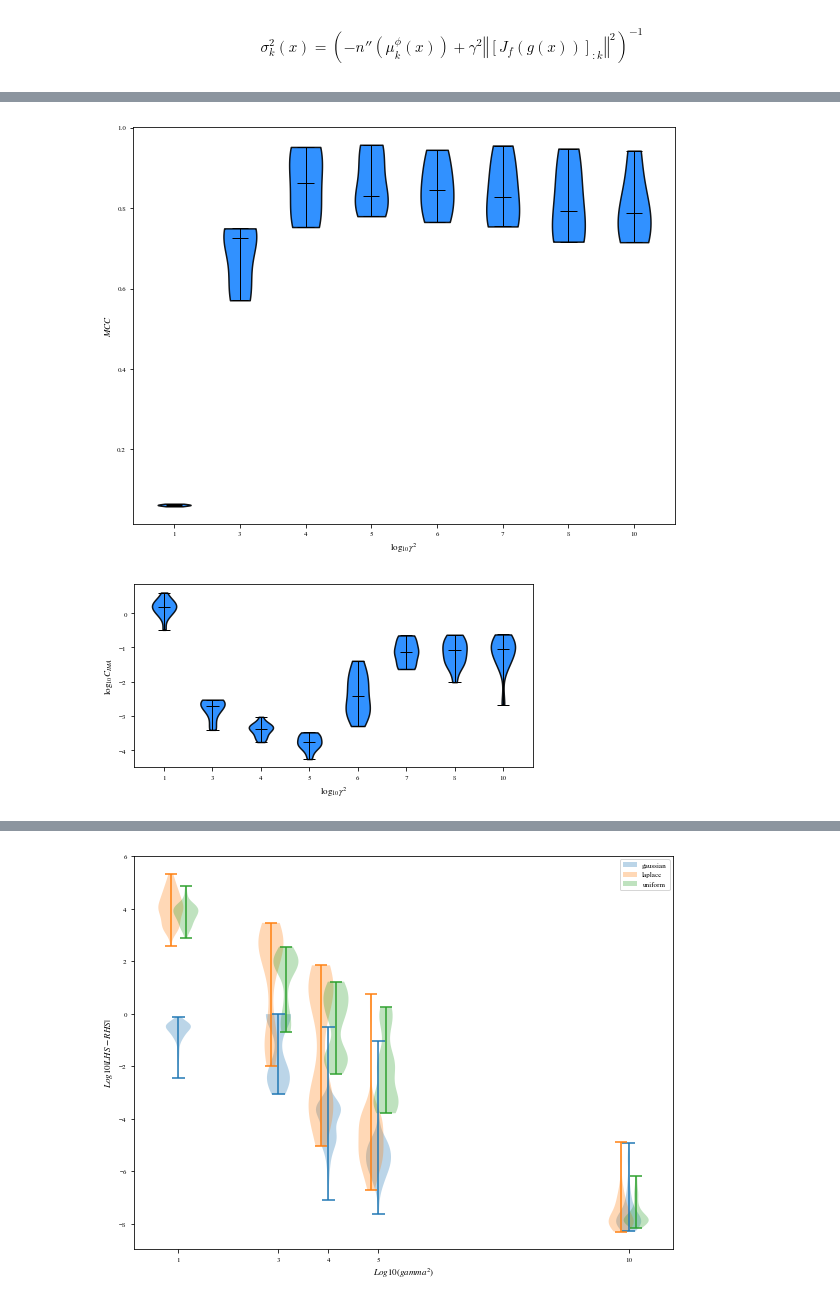
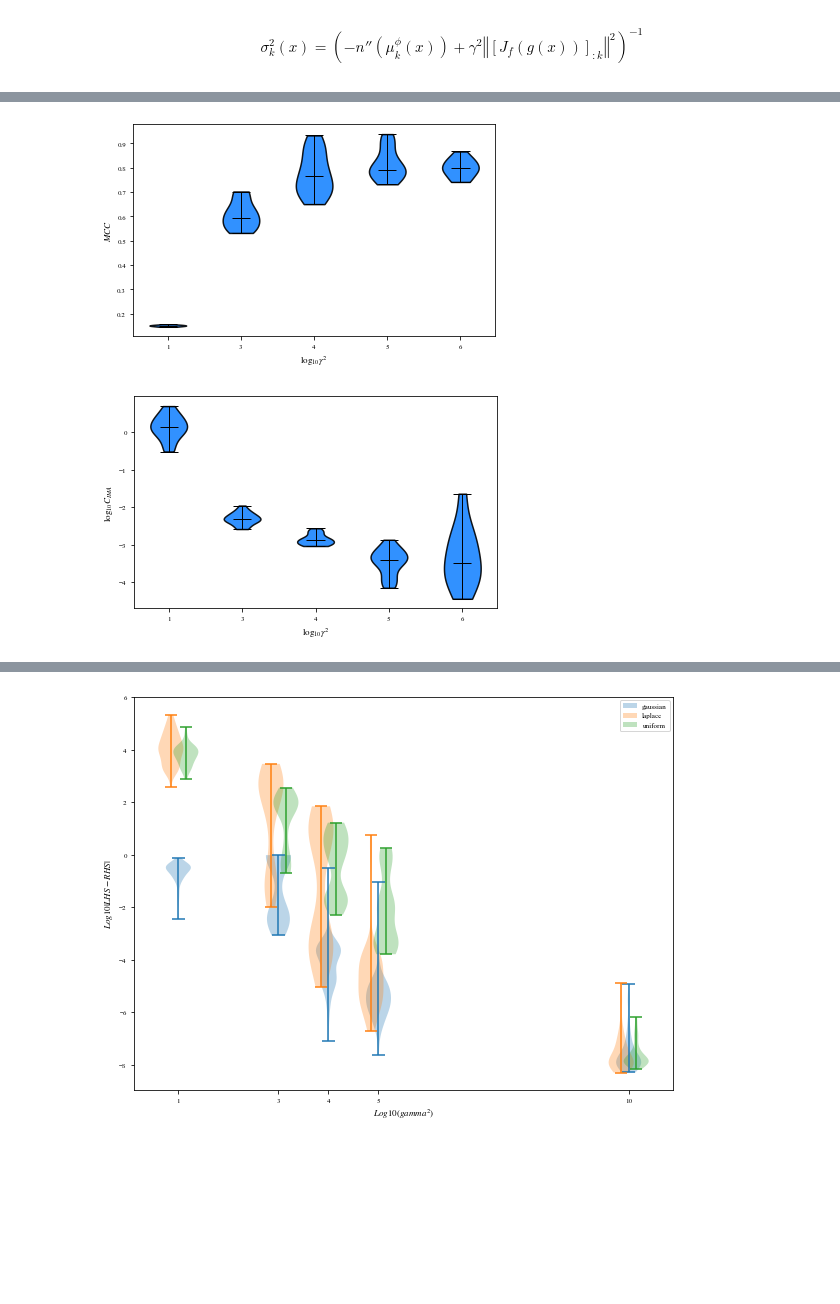
Before and after one commit to rpatrik96/ima-vae, a Jupyter notebook: notebooks/synth_plots.ipynb, the cells around one changed output, grey strips where cells are left out. Saved outputs shown, nothing was run; the diff lists cells and outputs as text; code cells hidden in the pictures; blank space fills up the shorter version.

```diff
--- a/notebooks/synth_plots.ipynb
+++ b/notebooks/synth_plots.ipynb
@@ -30,7 +30,7 @@ if not isfile(filename):
         #  We call ._json_dict to omit large files
         summary = run.summary._json_dict
 
-        if "epoch" in summary.keys() and summary["epoch"] >=180:
+        if run.state == 'finished':#"epoch" in summary.keys() and summary["epoch"] >=180:
                 #or (run.state == 'finished' or ('decoder_var' in run.config.keys() and run.config['decoder_var']>= 0.1)) and f'Metrics/val/latent_statistics.latent_variance_0' in run.history().keys():
 
             # .config contains the hyperparameters.
@@ -39,8 +39,6 @@ if not isfile(filename):
                  if not k.startswith('_')}
 
             dim = config['latent_dim']
-            sigmas = run.history(keys=[f'Metrics/val/latent_statistics.latent_variance_{i}' for i in range(dim)]).iloc[-1].to_numpy()[1:]
-            col_norms_sq = [run.summary._json_dict[f"Metrics/val/col_norm_{i}"]**2 for i in range(dim)]
 
             mcc = summary['Metrics/val/mcc']
             mcc_history = run.history(keys=[f'Metrics/val/mcc'])
@@ -61,6 +59,12 @@ if not isfile(filename):
             neg_elbo_history = run.history(keys=[f'Metrics/val/neg_elbo'])
             min_neg_elbo_step, min_neg_elbo =  neg_elbo_history.idxmin()[1], neg_elbo_history.min()[1]
 
+            sigmas_history = run.history(keys=[f'Metrics/val/latent_statistics.latent_variance_{i}' for i in range(dim)])
+            col_norms_sq_history = run.history(keys=[f"Metrics/val/col_norm_{i}" for i in range(dim)])
+            sigmas = sigmas_history.iloc[int(min_neg_elbo_step)].to_numpy()[1:]
+            col_norms_sq = col_norms_sq_history.iloc[int(min_neg_elbo_step)].to_numpy()[1:]**2
+            # [run.summary._json_dict[f"Metrics/val/col_norm_{i}"]**2 for i in range(dim)]
+
             mcc4min_neg_elbo = mcc_history.iloc[int(min_neg_elbo_step)]['Metrics/val/mcc']
             cima4min_neg_elbo = cima_history.iloc[int(min_neg_elbo_step)]['Metrics/val/cima']
 
@@ -71,11 +75,10 @@ if not isfile(filename):
                 max_dim = dim
 
             data.append([run.name, dim, gamma_square, neg_elbo, kl_loss, rec_loss, prior, cima, mcc, min_cima, min_cima_step, cima4max_mcc, cima4min_neg_elbo,
-                         max_mcc, max_mcc_step, mcc4min_cima, mcc4min_neg_elbo,  *sigmas, *col_norms_sq, *rhs])
+                         max_mcc, max_mcc_step, mcc4min_cima, mcc4min_neg_elbo, min_neg_elbo, min_neg_elbo_step,  *sigmas, *col_norms_sq, *rhs])
 
 
-    runs_df = pd.DataFrame(data, columns=["name", "dim", "gamma_square", "neg_elbo", "kl_loss", "rec_loss", "prior", "cima", "mcc", "min_cima", "min_cima_step",  "cima4max_mcc", "cima4min_neg_elbo", "max_mcc", "max_mcc_step",  "mcc4min_cima", "mcc4min_neg_elbo", *[f"sigma_{i}" for i in range(max_dim)],
-                                          *[f"col_norm_sq_{i}" for i in range(max_dim)], *[f"rhs_{i}" for i in range(max_dim)]  ] ).fillna(0)
+    runs_df = pd.DataFrame(data, columns=["name", "dim", "gamma_square", "neg_elbo", "kl_loss", "rec_loss", "prior", "cima", "mcc", "min_cima", "min_cima_step",  "cima4max_mcc", "cima4min_neg_elbo", "max_mcc", "max_mcc_step",  "mcc4min_cima", "mcc4min_neg_elbo", "min_neg_elbo", "min_neg_elbo_step", *[f"sigma_{i}" for i in range(max_dim)], *[f"col_norm_sq_{i}" for i in range(max_dim)], *[f"rhs_{i}" for i in range(max_dim)]  ] ).fillna(0)
     # runs_df.to_csv(filename)
 else:
     runs_df = pd.read_csv(filename)
@@ -186,8 +150,8 @@ df_rhs = pd.DataFrame(runs_df[[col for col in runs_df.columns if "rhs" in col]].
 df_lhs = pd.DataFrame(runs_df[[col for col in runs_df.columns if "sigma" in col]].stack().droplevel(1), columns=["lhs"])
 df_rhs_lhs_gamma_sq = df_rhs.merge( df_lhs, left_index=True, right_index=True).merge(runs_df["gamma_square"], left_index=True, right_index=True)
 # %%
-def create_violinplot(groups, xlabel, ylabel, xticklabels, figsize=(6,3), filename=None):
-    fig = plt.figure(figsize=figsize)
+def create_violinplot(groups, xlabel, ylabel, xticklabels, filename=None):
+    fig = plt.figure()
     ax = fig.add_subplot(111)
 
     vp= plt.violinplot(groups, showmedians=True)
@@ -201,6 +165,7 @@ def create_violinplot(groups, xlabel, ylabel, xticklabels, figsize=(6,3), filena
         vp_.set_edgecolor('black')
         vp_.set_linewidth(1)
     ax.set_xticklabels(xticklabels)
+    # ax.set_xticks(xticks)
     # plt.locator_params(axis='y', nbins=5)
     # plt.yticks(fontsize=24)
     # plt.ylim([0, 0.5])
@@ -239,17 +213,17 @@ create_violinplot(groups, '$\log_{10}\gamma^2$', '$\log_{10}\dfrac{RHS}{LHS}$',
 # %%
-elbo_filter = runs_df[[ "neg_elbo", "gamma_square"]].groupby("gamma_square").describe()['neg_elbo']['25%']
-groups = [g for _, g in runs_df[[ "neg_elbo", "max_mcc", "cima", "gamma_square"]].groupby("gamma_square")]
-gg_mcc = [g[g.neg_elbo <= threshold].max_mcc  for g, threshold in zip(groups, elbo_filter)]
-gg_cima = [g[g.neg_elbo <= threshold].cima  for g, threshold in zip(groups, elbo_filter)]
+elbo_filter = runs_df[[ "neg_elbo", "gamma_square"]].groupby("gamma_square").describe()['neg_elbo']['max']
+groups = [g for _, g in runs_df[[ "neg_elbo", "mcc4min_neg_elbo", "cima4min_neg_elbo", "gamma_square"]].groupby("gamma_square")]
+gg_mcc = [g[g.neg_elbo <= threshold].mcc4min_neg_elbo  for g, threshold in zip(groups, elbo_filter)]
+gg_cima = [g[g.neg_elbo <= threshold].cima4min_neg_elbo  for g, threshold in zip(groups, elbo_filter)]
 gg_gamma = [g[g.neg_elbo <= threshold].gamma_square  for g, threshold in zip(groups, elbo_filter)]
 # %%
-create_violinplot(gg_mcc, '$\log_{10}\gamma^2$', '$MCC$', [0]+ sorted(np.log10(runs_df["gamma_square"]).astype(int).unique()), filename="mcc_vs_gamma", figsize=(8,6))
+create_violinplot(gg_mcc, '$\log_{10}\gamma^2$', '$MCC$', [0]+ sorted(np.log10(runs_df["gamma_square"]).astype(int).unique()), filename="mcc_vs_gamma")
 # %% [output]
-[figure, old version]
+[figure, new version]
 # %%
 create_violinplot([np.log10(g) for g in gg_cima], '$\log_{10}\gamma^2$', '$\log_{10}C_{IMA}$', [0]+ sorted(np.log10(runs_df["gamma_square"]).astype(int).unique()), filename="cima_vs_gamma")
 # %% [output]
-[figure, old version]
+[figure, new version]
 # %%
 plt.figure(figsize=(8,6))
 plt.scatter([np.log10(item) for sublist in gg_cima for item in sublist],[-np.log10(item) for sublist in gg_mcc for item in sublist], c=[np.log10(item) for sublist in gg_gamma for item in sublist], cmap="bwr")
```
Also changed, not shown: parts of 15 cells of this notebook.
